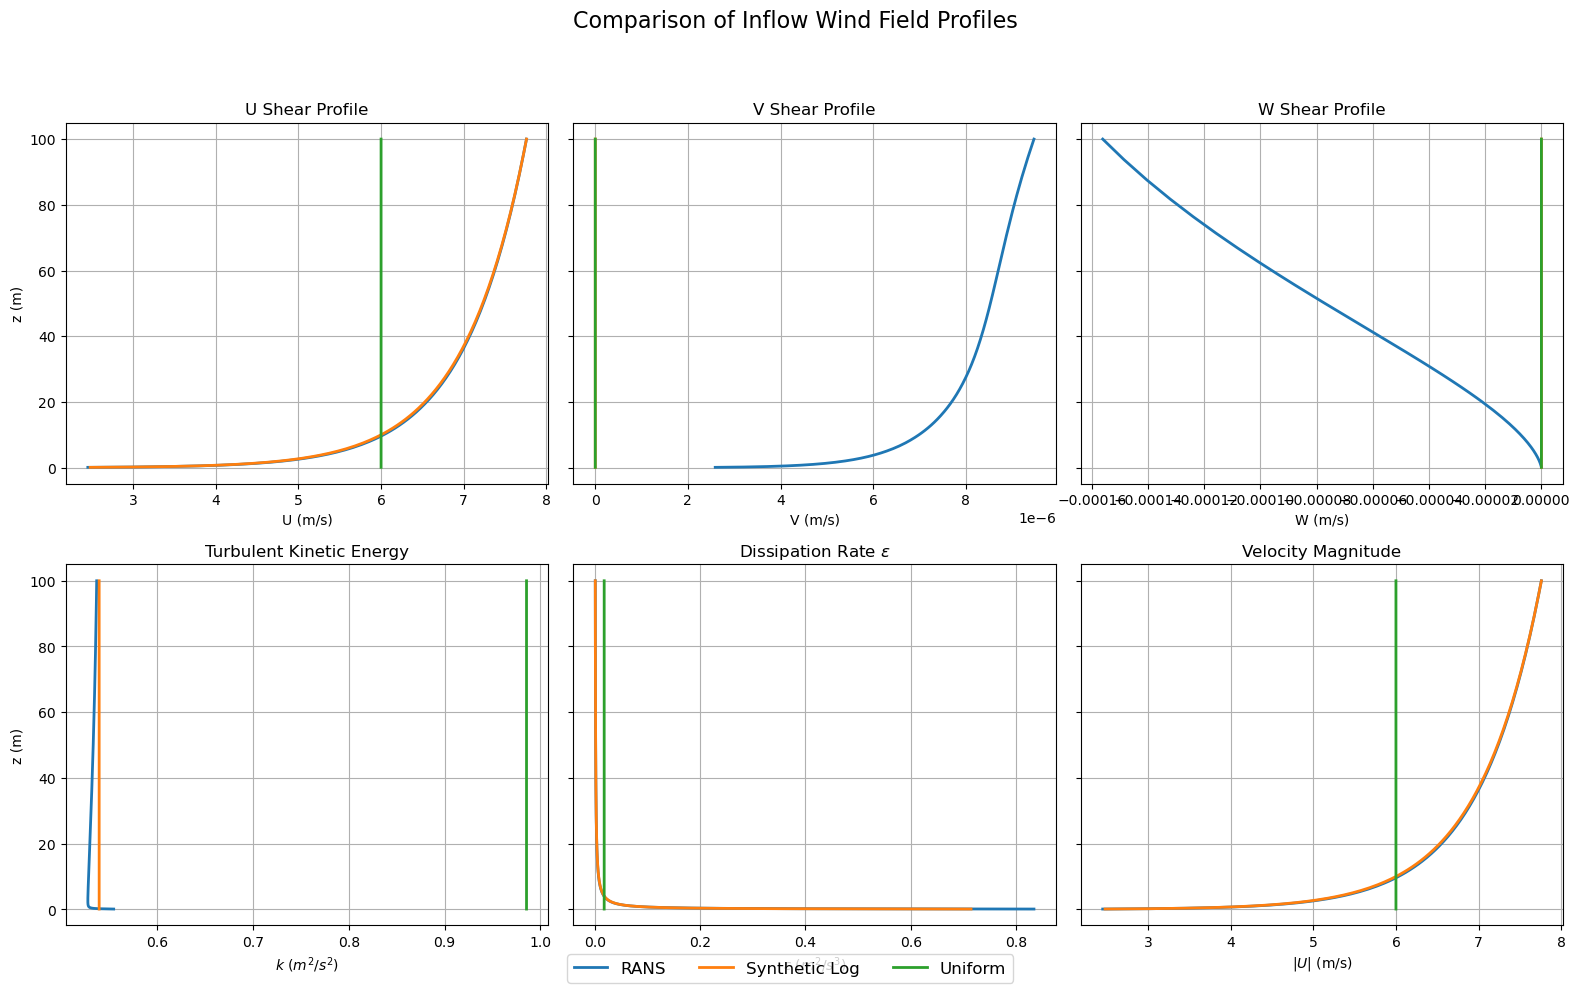
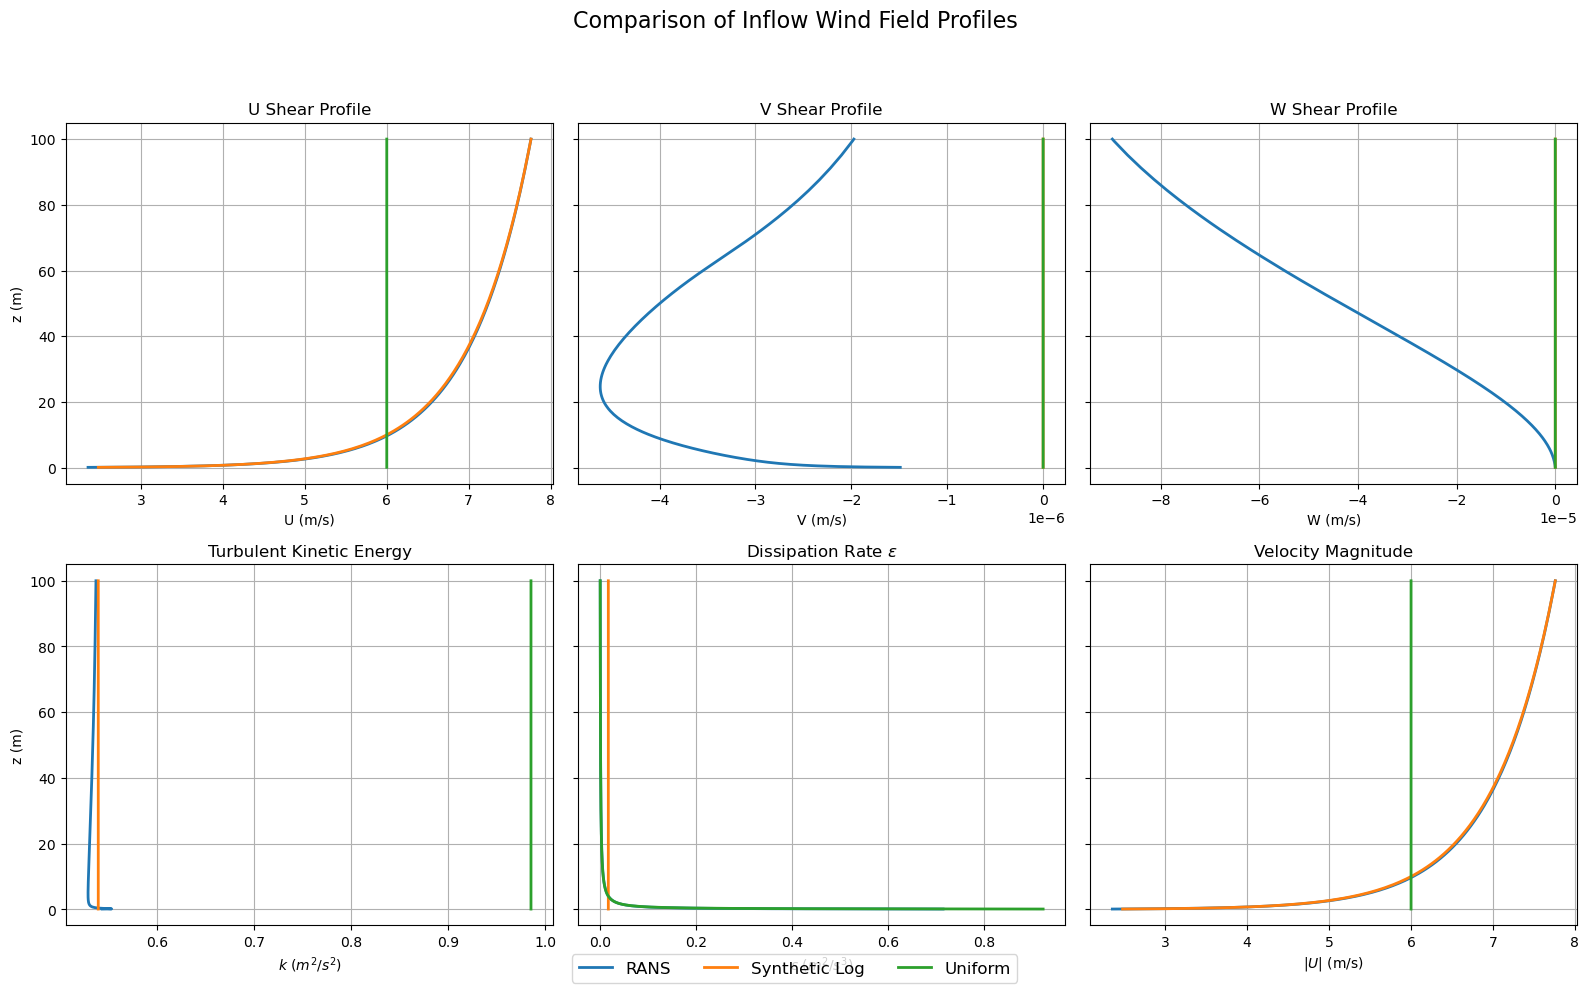
The notebook cell's code change between the first figure and the second:
--- before
+++ after
@@ -77,7 +77,7 @@
 
 # epsilon
-axs[1,1].plot(erw, z_vals, linewidth=2)
 axs[1,1].plot(elw, z_vals, linewidth=2)
 axs[1,1].plot(euw, z_vals, linewidth=2)
+axs[1,1].plot(erw, z_vals, linewidth=2)
 axs[1,1].set_xlabel(r'$\varepsilon$ ($m^2/s^3$)')
 axs[1,1].set_title(r'Dissipation Rate $\varepsilon$')

Commit: small grid graph update